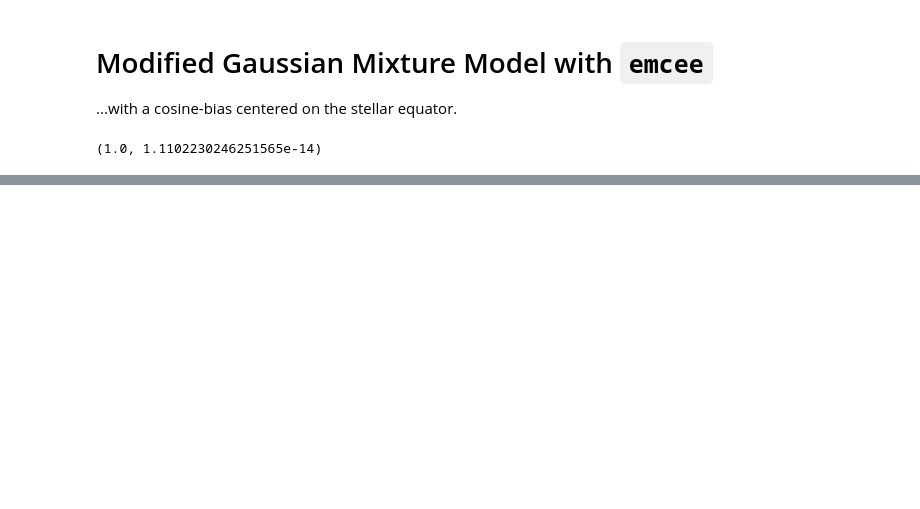
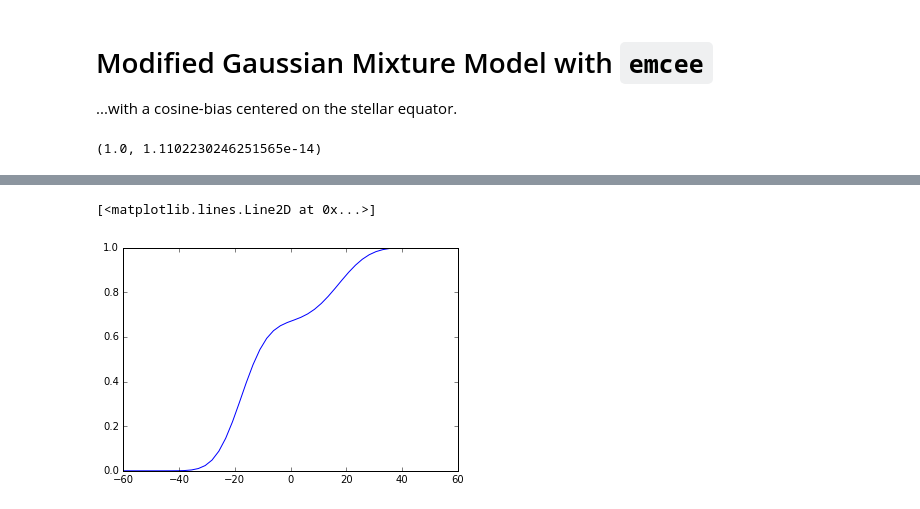
Before and after one commit to bmorris3/friedrich, a Jupyter notebook: hat11_flip_lambda/latitude_distribution.ipynb, the cells around one changed output, grey strips where cells are left out. Saved outputs shown, nothing was run; the diff lists cells and outputs as text; code cells hidden in the pictures; blank space fills up the shorter version.

```diff
--- a/hat11_flip_lambda/latitude_distribution.ipynb
+++ b/hat11_flip_lambda/latitude_distribution.ipynb
@@ -286 +291,11 @@ Thus the active latitudes are at: +/- 19.44 deg
 Sanchis-Ojeda & Winn put the latitudes at: 19.3 deg
+# %%
+cdf = np.cumsum(model(bestp, test_lats))
+cdf /= np.max(cdf)
+
+pred_lat = lambda x: np.interp(x, cdf, test_lats)
+
+plt.plot(test_lats, cdf)
+# %% [output]
+[<matplotlib.lines.Line2D at 0x...>]
+[figure, added]
```
Also changed, not shown: parts of 16 cells of this notebook.
